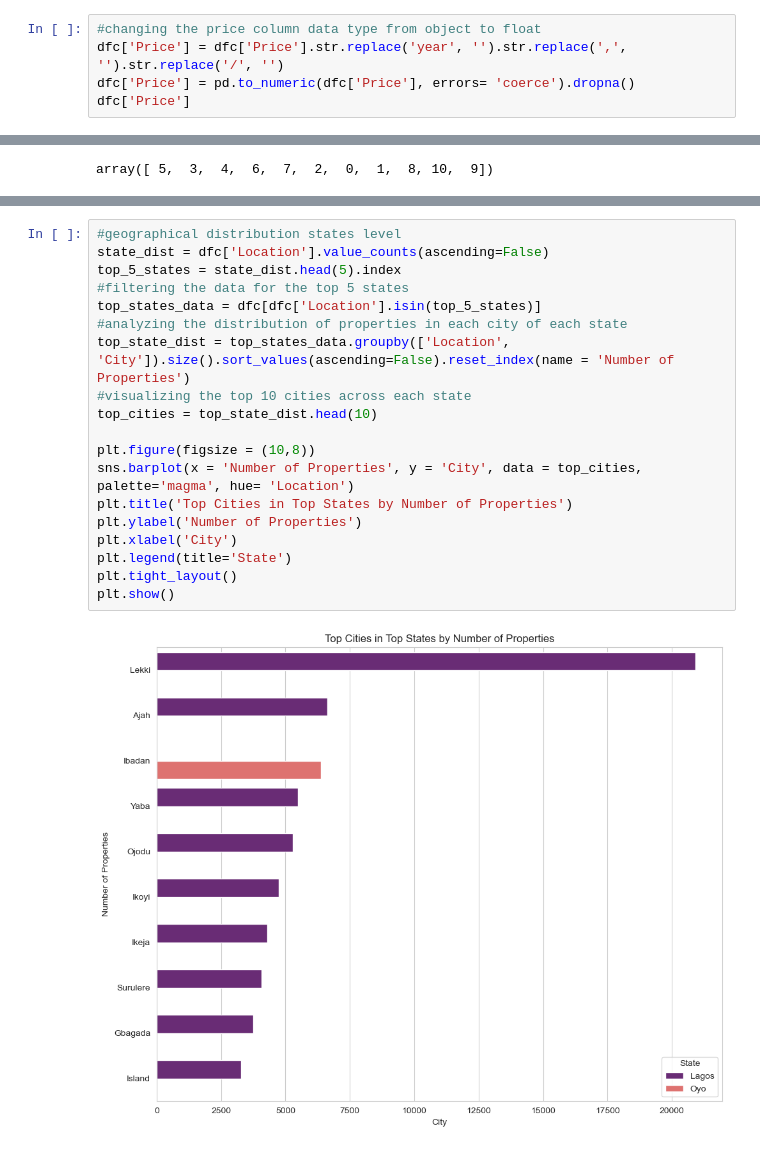
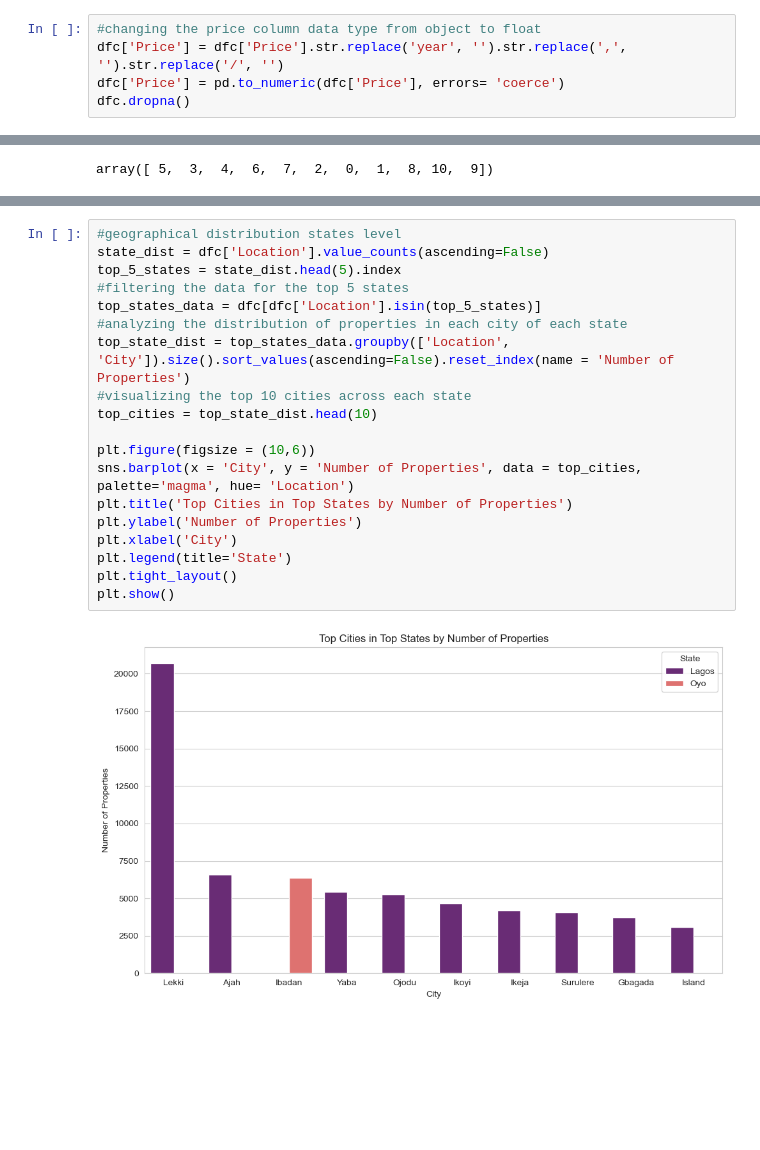
Before and after one commit to Oluwas3yifunmi/Nigeria_Building_Analysis, a Jupyter notebook: rents.ipynb, the cells around one changed output, grey strips where cells are left out. Drawn from its saved outputs; the diff is of its cells as text; blank space fills up the shorter version.

```diff
--- a/rents.ipynb
+++ b/rents.ipynb
@@ -85,6 +85,6 @@ dfc['City'] = city
 # %%
 #changing the price column data type from object to float
 dfc['Price'] = dfc['Price'].str.replace('year', '').str.replace(',', '').str.replace('/', '')
-dfc['Price'] = pd.to_numeric(dfc['Price'], errors= 'coerce').dropna()
-dfc['Price']
+dfc['Price'] = pd.to_numeric(dfc['Price'], errors= 'coerce')
+dfc.dropna()
 # %% [output]
@@ -127,24 +148,24 @@ array([ 5,  3,  4,  6,  7,  2,  0,  1,  8, 10,  9])
 # %%
 #geographical distribution states level
 state_dist = dfc['Location'].value_counts(ascending=False)
 top_5_states = state_dist.head(5).index
 #filtering the data for the top 5 states
 top_states_data = dfc[dfc['Location'].isin(top_5_states)]
 #analyzing the distribution of properties in each city of each state
 top_state_dist = top_states_data.groupby(['Location', 'City']).size().sort_values(ascending=False).reset_index(name = 'Number of Properties')
 #visualizing the top 10 cities across each state
 top_cities = top_state_dist.head(10)
 
-plt.figure(figsize = (10,8))
-sns.barplot(x = 'Number of Properties', y = 'City', data = top_cities, palette='magma', hue= 'Location')
+plt.figure(figsize = (10,6))
+sns.barplot(x = 'City', y = 'Number of Properties', data = top_cities, palette='magma', hue= 'Location')
 plt.title('Top Cities in Top States by Number of Properties')
 plt.ylabel('Number of Properties')
 plt.xlabel('City')
 plt.legend(title='State')
 plt.tight_layout()
 plt.show()
 # %% [output]
-[figure, old version]
+[figure, new version]
 # %% [markdown]
 The above graph shows a comparison of the number of properties across various within the top 5 states: Lagos, Oyo, Abuja, Rivers, Ogun. From the chart, Lagos dominated the most with more properties than the other states combined and Ibadan being the only city from Oyo in this chart.
 The horizozntal bars represent each city and their length corresponding to the number of properties, insights from the chart above includes:
```
Also changed, not shown: parts of 9 cells of this notebook.
